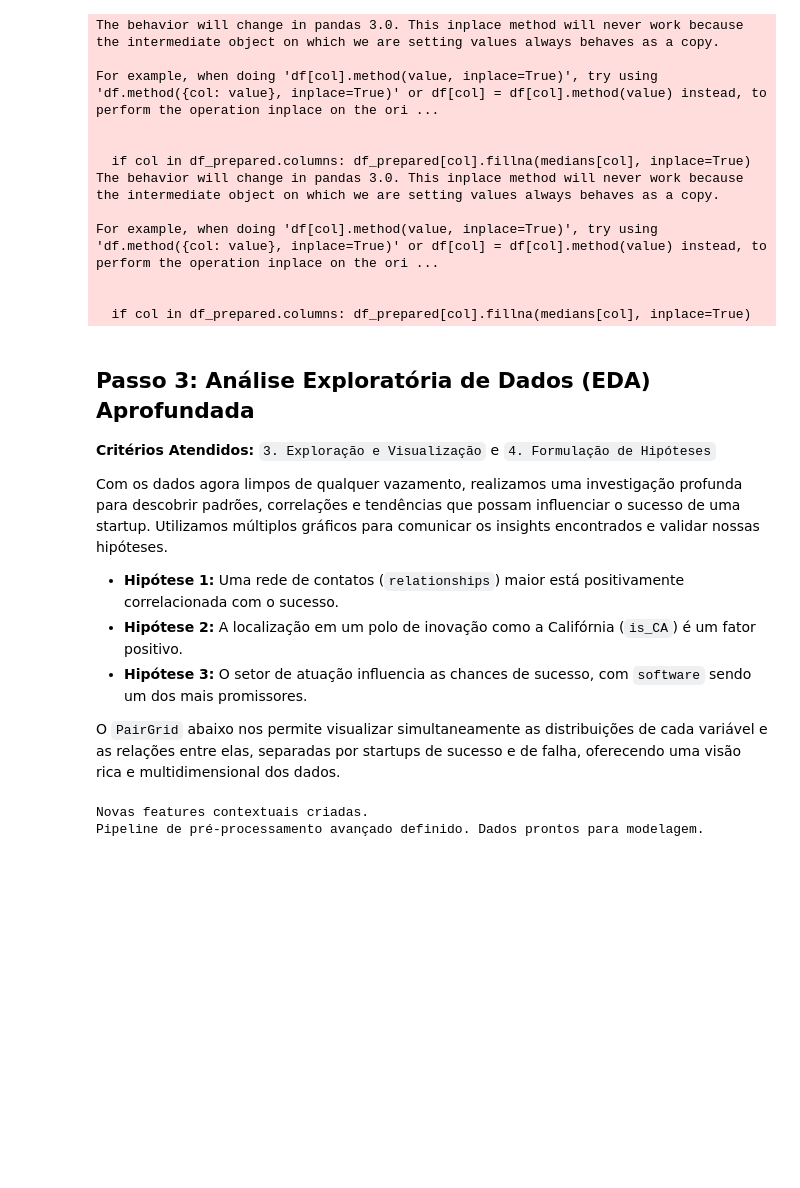
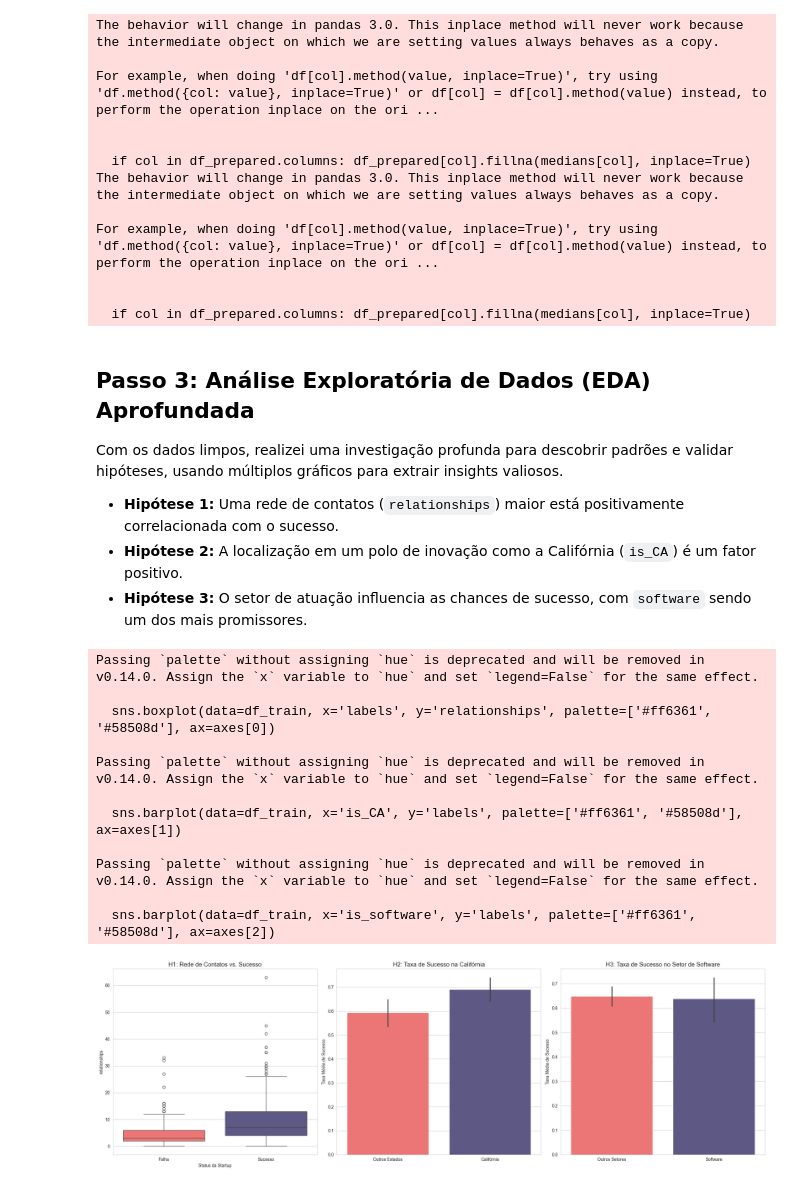
Before and after one commit to catarinaSayuri/modelo-preditivo-kaggle, a Jupyter notebook: modelo.ipynb, the cells around one changed output. Cells and saved outputs as stored; diff of their text form; code cells hidden in the pictures; blank space fills up the shorter version.

```diff
--- a/modelo.ipynb
+++ b/modelo.ipynb
@@ -98,54 +91,35 @@ For example, when doing 'df[col].method(value, inplace=True)', try using 'df.met
   if col in df_prepared.columns: df_prepared[col].fillna(medians[col], inplace=True)
 # %% [markdown]
 ## **Passo 3: Análise Exploratória de Dados (EDA) Aprofundada**
-**Critérios Atendidos:** `3. Exploração e Visualização` e `4. Formulação de Hipóteses`
 
-Com os dados agora limpos de qualquer vazamento, realizamos uma investigação profunda para descobrir padrões, correlações e tendências que possam influenciar o sucesso de uma startup. Utilizamos múltiplos gráficos para comunicar os insights encontrados e validar nossas hipóteses.
+Com os dados limpos, realizei uma investigação profunda para descobrir padrões e validar hipóteses, usando múltiplos gráficos para extrair insights valiosos.
 
 * **Hipótese 1:** Uma rede de contatos (`relationships`) maior está positivamente correlacionada com o sucesso.
 * **Hipótese 2:** A localização em um polo de inovação como a Califórnia (`is_CA`) é um fator positivo.
 * **Hipótese 3:** O setor de atuação influencia as chances de sucesso, com `software` sendo um dos mais promissores.
-
-O `PairGrid` abaixo nos permite visualizar simultaneamente as distribuições de cada variável e as relações entre elas, separadas por startups de sucesso e de falha, oferecendo uma visão rica e multidimensional dos dados.
 # %%
-def feature_engineering(df):
-    df_eng = df.copy()
-    df_eng['funding_after_milestone'] = (df_eng['age_first_funding_year'] > df_eng['age_first_milestone_year']).astype(int)
-    df_eng['early_funding'] = (df_eng['age_first_funding_year'] < 1).astype(int)
-    return df_eng
-
-df_train_eng = feature_engineering(df_train)
-df_test_eng = feature_engineering(df_test)
-print("Novas features contextuais criadas.")
-
-# Separar X e y
-X = df_train_eng.drop(columns=['id', 'labels'])
-y = df_train_eng['labels']
-X_test = df_test_eng.drop(columns=['id'])
-
-# Identificar tipos de colunas para o pré-processamento
-categorical_features = X.select_dtypes(include=['object', 'category']).columns
-numerical_features = X.select_dtypes(include=np.number).columns
-
-# Criar um pipeline SÓ para as features numéricas, que primeiro cria interações e depois padroniza
-numeric_transformer = Pipeline(steps=[
-    ('poly', PolynomialFeatures(degree=2, include_bias=False, interaction_only=True)),
-    ('scaler', StandardScaler())
-])
-
-# Criar o pipeline de pré-processamento principal
-preprocessor = ColumnTransformer(
-    transformers=[
-        ('num', numeric_transformer, numerical_features),
-        ('cat', OneHotEncoder(handle_unknown='ignore'), categorical_features)
-    ],
-    remainder='passthrough'
-)
-
-# Dividir os dados ANTES de aplicar o pré-processing no treino
-X_train, X_val, y_train, y_val = train_test_split(X, y, test_size=0.2, random_state=42, stratify=y)
-print(f"Pipeline de pré-processamento avançado definido. Dados prontos para modelagem.")
+fig, axes = plt.subplots(1, 3, figsize=(22, 7))
+# H1: Rede de Contatos vs. Sucesso
+sns.boxplot(data=df_train, x='labels', y='relationships', palette=['#ff6361', '#58508d'], ax=axes[0])
+axes[0].set_title('H1: Rede de Contatos vs. Sucesso', fontsize=14); axes[0].set_xticklabels(['Falha', 'Sucesso']); axes[0].set_xlabel('Status da Startup')
+# H2: Taxa de Sucesso na Califórnia
+sns.barplot(data=df_train, x='is_CA', y='labels', palette=['#ff6361', '#58508d'], ax=axes[1])
+axes[1].set_title('H2: Taxa de Sucesso na Califórnia', fontsize=14); axes[1].set_xticklabels(['Outros Estados', 'Califórnia']); axes[1].set_ylabel('Taxa Média de Sucesso'); axes[1].set_xlabel('')
+# H3: Taxa de Sucesso no Setor de Software
+sns.barplot(data=df_train, x='is_software', y='labels', palette=['#ff6361', '#58508d'], ax=axes[2])
+axes[2].set_title('H3: Taxa de Sucesso no Setor de Software', fontsize=14); axes[2].set_xticklabels(['Outros Setores', 'Software']); axes[2].set_ylabel('Taxa Média de Sucesso'); axes[2].set_xlabel('')
+plt.tight_layout(); plt.show()
 # %% [output]
-Novas features contextuais criadas.
-Pipeline de pré-processamento avançado definido. Dados prontos para modelagem.
+Passing `palette` without assigning `hue` is deprecated and will be removed in v0.14.0. Assign the `x` variable to `hue` and set `legend=False` for the same effect.
+
+  sns.boxplot(data=df_train, x='labels', y='relationships', palette=['#ff6361', '#58508d'], ax=axes[0])
+
+Passing `palette` without assigning `hue` is deprecated and will be removed in v0.14.0. Assign the `x` variable to `hue` and set `legend=False` for the same effect.
+
+  sns.barplot(data=df_train, x='is_CA', y='labels', palette=['#ff6361', '#58508d'], ax=axes[1])
+
+Passing `palette` without assigning `hue` is deprecated and will be removed in v0.14.0. Assign the `x` variable to `hue` and set `legend=False` for the same effect.
+
+  sns.barplot(data=df_train, x='is_software', y='labels', palette=['#ff6361', '#58508d'], ax=axes[2])
+[figure, added]
 # %% [markdown]
```
Also changed, not shown: parts of 13 cells of this notebook, 1 other file.
